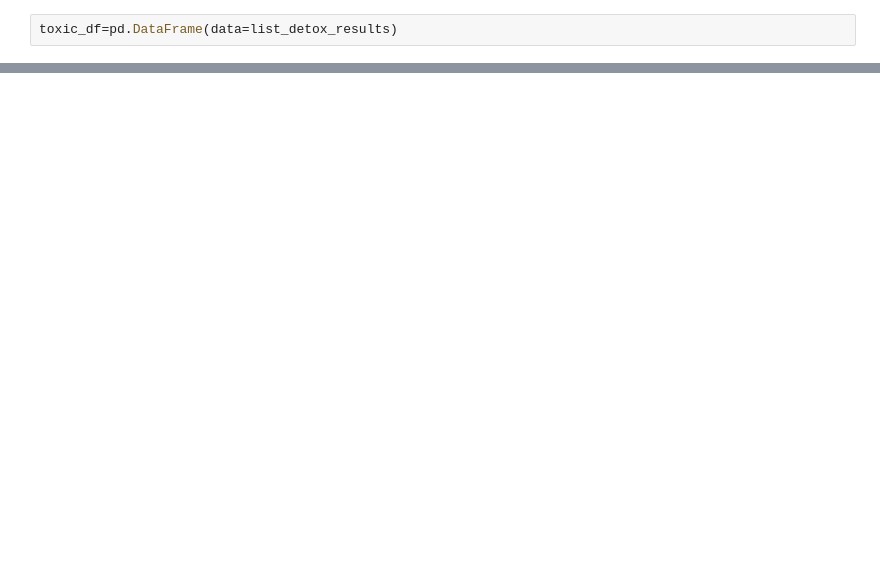
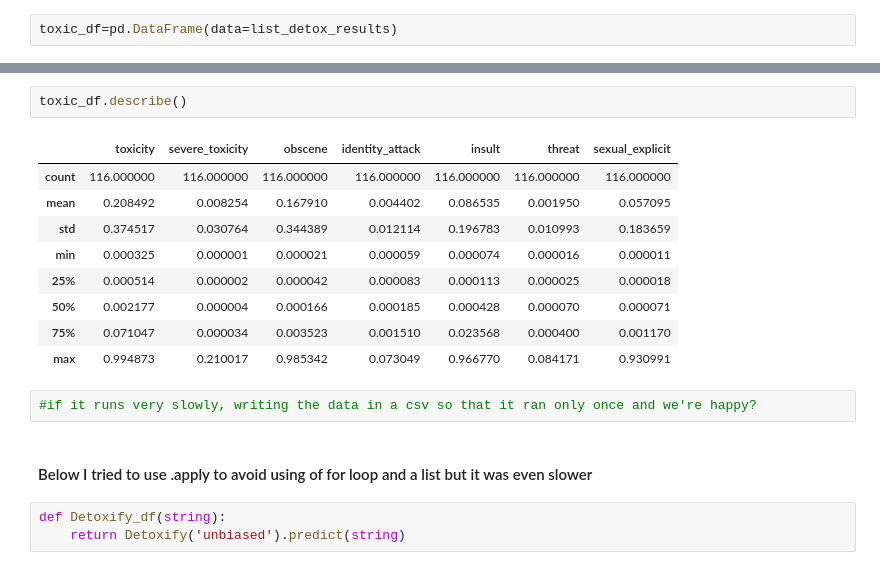
Before and after one commit to epfl-ada/ada-2022-project-strauss, a Jupyter notebook: comments_into_dataframe.ipynb, the cells around one changed output, grey strips where cells are left out. Cells and saved outputs as stored; diff of their text form; blank space fills up the shorter version.

Commit message:
tried to improve the running time (failed)

```diff
--- a/comments_into_dataframe.ipynb
+++ b/comments_into_dataframe.ipynb
@@ -110,0 +131,19 @@ toxic_df
+# %%
+toxic_df.describe()
+# %% [output]
+|  | toxicity | severe_toxicity | obscene | identity_attack | insult | threat | sexual_explicit |
+| count | 116.000000 | 116.000000 | 116.000000 | 116.000000 | 116.000000 | 116.000000 | 116.000000 |
+| mean | 0.208492 | 0.008254 | 0.167910 | 0.004402 | 0.086535 | 0.001950 | 0.057095 |
+| std | 0.374517 | 0.030764 | 0.344389 | 0.012114 | 0.196783 | 0.010993 | 0.183659 |
+| min | 0.000325 | 0.000001 | 0.000021 | 0.000059 | 0.000074 | 0.000016 | 0.000011 |
+| 25% | 0.000514 | 0.000002 | 0.000042 | 0.000083 | 0.000113 | 0.000025 | 0.000018 |
+| 50% | 0.002177 | 0.000004 | 0.000166 | 0.000185 | 0.000428 | 0.000070 | 0.000071 |
+| 75% | 0.071047 | 0.000034 | 0.003523 | 0.001510 | 0.023568 | 0.000400 | 0.001170 |
+| max | 0.994873 | 0.210017 | 0.985342 | 0.073049 | 0.966770 | 0.084171 | 0.930991 |
+# %%
+#if it runs very slowly, writing the data in a csv so that it ran only once and we're happy?
+# %% [markdown]
+#### Below I tried to use .apply to avoid using of for loop and a list but it was even slower
+# %%
+def Detoxify_df(string):
+    return Detoxify('unbiased').predict(string)
```
Also changed, not shown: parts of 16 cells of this notebook, 1 other file.
